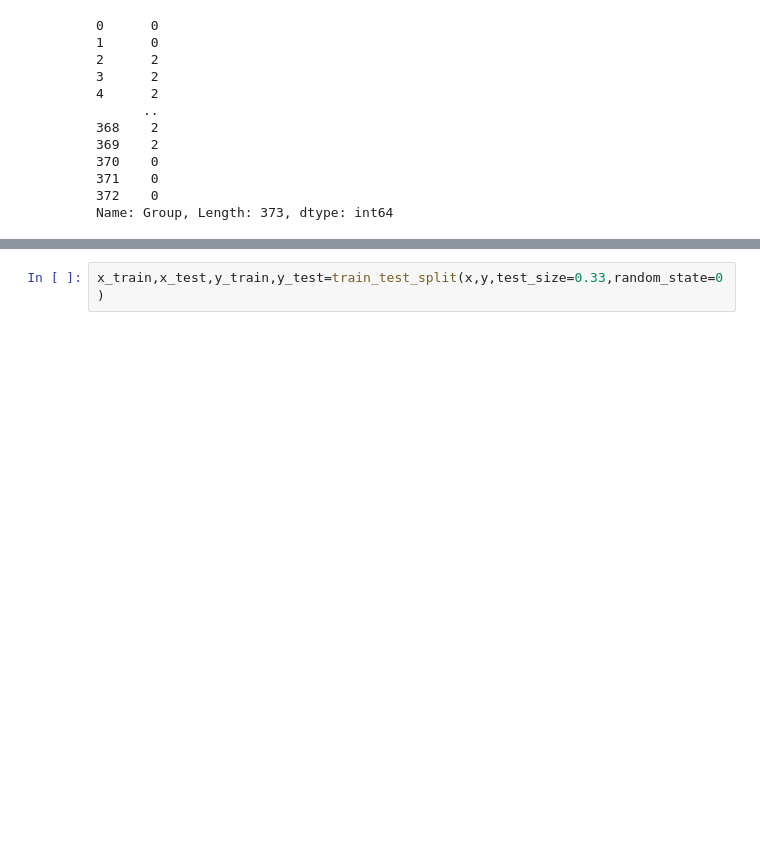
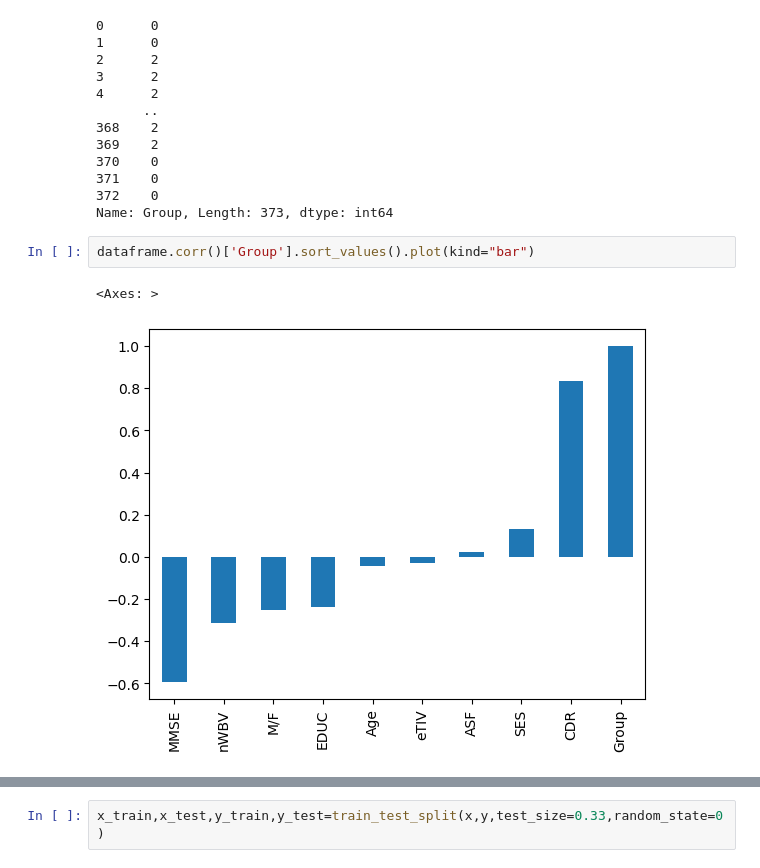
Before and after one commit to bilgekanbur/ikinci_proje, a Jupyter notebook: ikinci_proje.ipynb, the cells around one changed output, grey strips where cells are left out. Saved outputs shown, nothing was run; the diff lists cells and outputs as text; blank space fills up the shorter version.

```diff
--- a/ikinci_proje.ipynb
+++ b/ikinci_proje.ipynb
@@ -171,3 +171,8 @@ y
 371    0
 372    0
 Name: Group, Length: 373, dtype: int64
+# %%
+dataframe.corr()['Group'].sort_values().plot(kind="bar")
+# %% [output]
+<Axes: >
+[figure, added]
```
Also changed, not shown: parts of 9 cells of this notebook.
